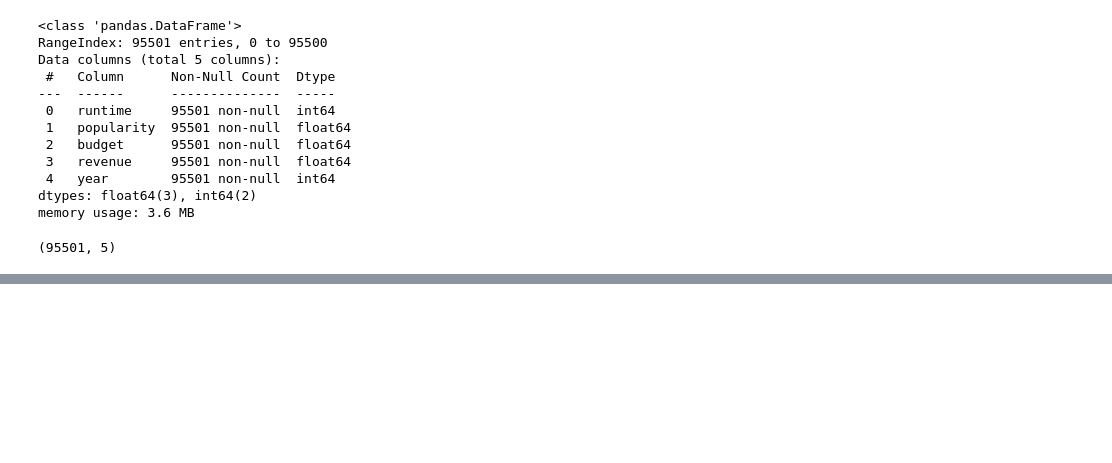
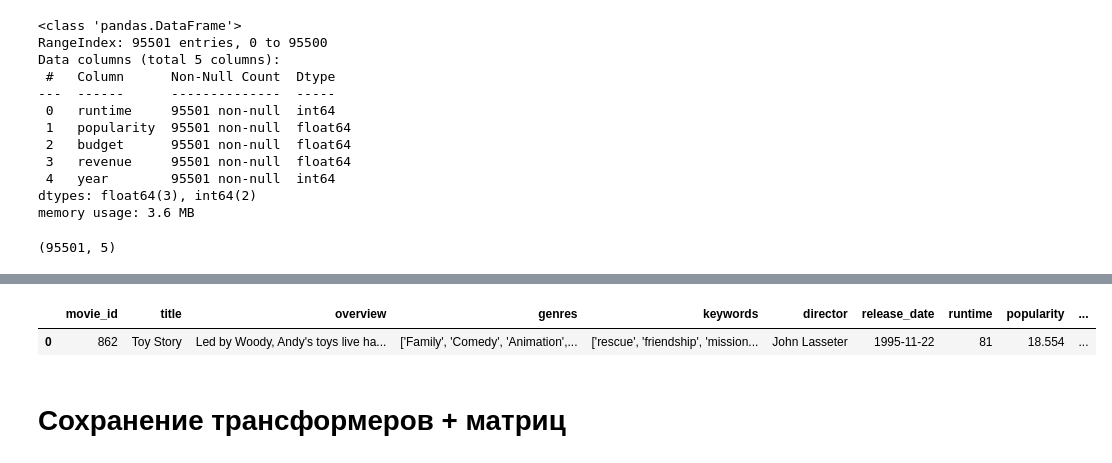
Before and after one commit to FilFilimono/movie-recommender-app, a Jupyter notebook: notebooks/rec_model.ipynb, the cells around one changed output, grey strips where cells are left out. Saved outputs shown, nothing was run; the diff lists cells and outputs as text; code cells hidden in the pictures; blank space fills up the shorter version.

```diff
--- a/notebooks/rec_model.ipynb
+++ b/notebooks/rec_model.ipynb
@@ -341,0 +428,5 @@ num_sparse.shape
+# %%
+df.head(1)
+# %% [output]
+|  | movie_id | title | overview | genres | keywords | director | release_date | runtime | popularity | ... |
+| 0 | 862 | Toy Story | Led by Woody, Andy's toys live ha... | ['Family', 'Comedy', 'Animation',... | ['rescue', 'friendship', 'mission... | John Lasseter | 1995-11-22 | 81 | 18.554 | ... |
@@ -341,0 +438,2 @@ num_sparse.shape
+# %% [markdown]
+# Сохранение трансформеров + матриц
```
Also changed, not shown: parts of 36 cells of this notebook, 9 other files.
